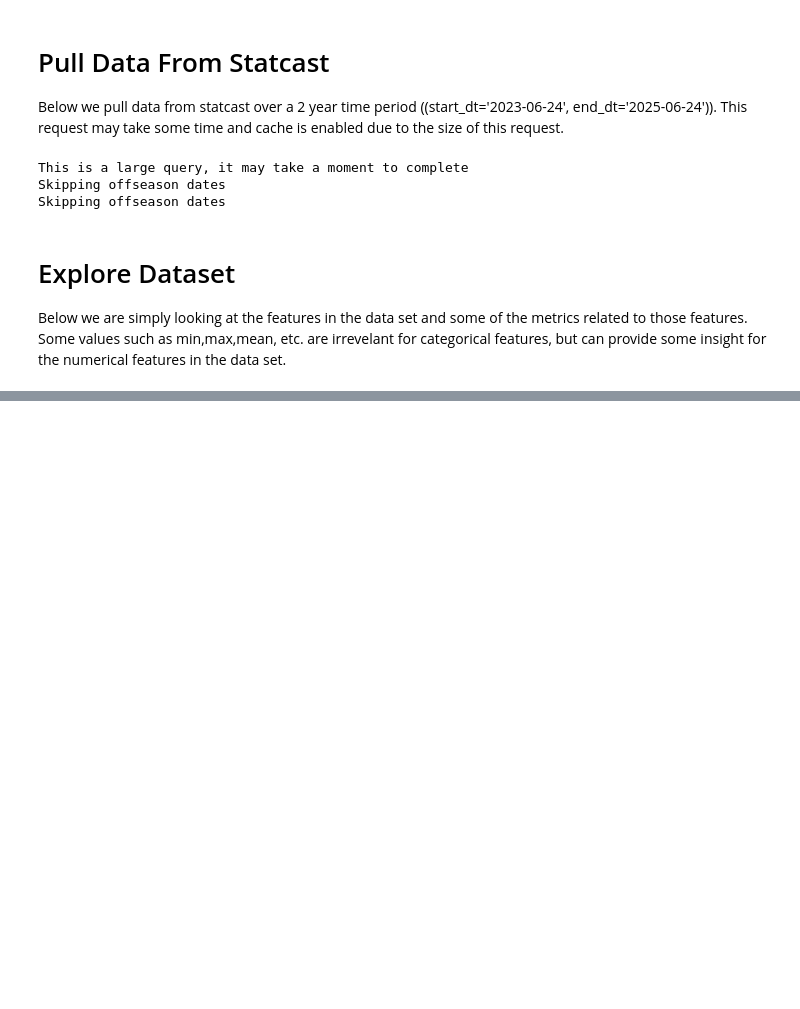
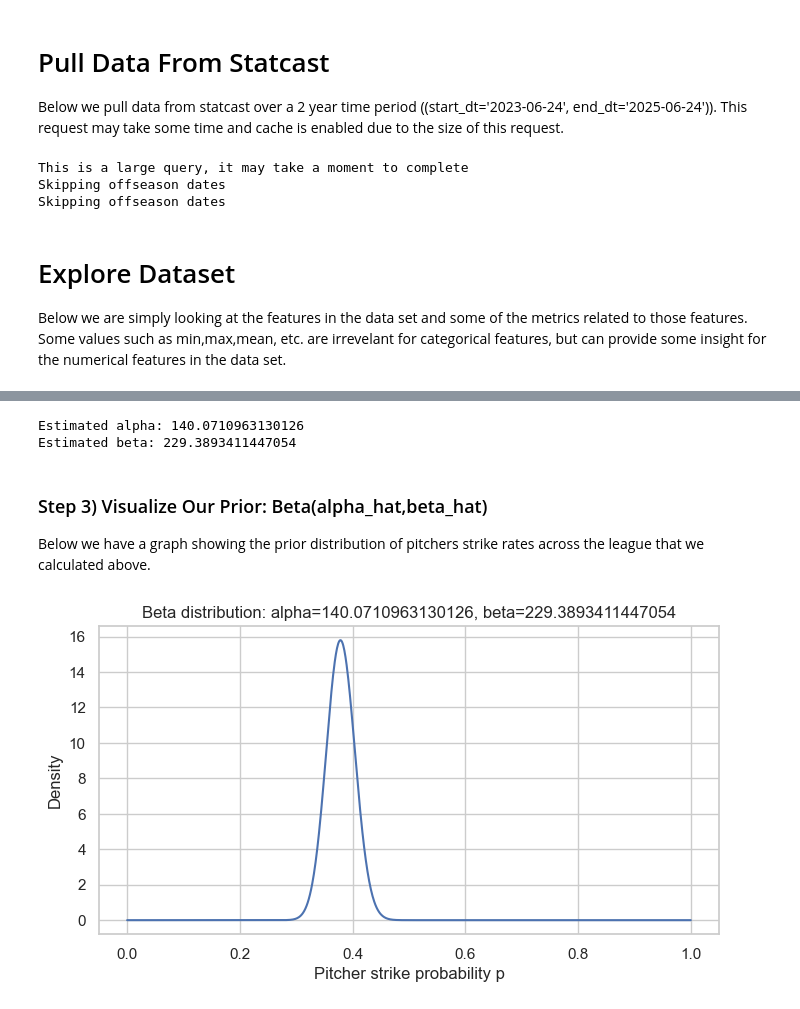
Before and after one commit to chris-codes1212/pitch-odds-project, a Jupyter notebook: pitch_by_pitch.ipynb, the cells around one changed output, grey strips where cells are left out. Saved outputs shown, nothing was run; the diff lists cells and outputs as text; code cells hidden in the pictures; blank space fills up the shorter version.

```diff
--- a/pitch_by_pitch.ipynb
+++ b/pitch_by_pitch.ipynb
@@ -357,3 +93,0 @@ prior_strength = max(prior_strength, 1)  # numerical safety
-# %%
-alpha = mean_rate * prior_strength
-beta_param = (1 - mean_rate) * prior_strength
@@ -562,0 +293,49 @@ plt.show()
+# %%
+pitchers_copy = pitcher_df.copy()
+
+y = pitchers_copy['strike_count']
+n = pitchers_copy['total_pitches']
+
+mu = (y/n).mean()
+
+
+def neg_log_marginal_likelihood(kappa):
+
+    alpha = mu * kappa
+    beta = (1-mu)*kappa
+
+    # calculate joint beta-binomial marginal likelihood
+    loglik = np.sum(betaln(y+alpha,n-y+beta)-betaln(alpha,beta))
+
+    return -loglik # we minimize later, make negative to do so
+
+res = scipy.optimize.minimize(neg_log_marginal_likelihood, x0 = 10, bounds=[(0.01,None)])
+kappa_hat = res.x[0]
+alpha_hat = mu * kappa_hat
+beta_hat = (1-mu)*kappa_hat
+
+print("Estimated alpha:", alpha_hat)
+print("Estimated beta:", beta_hat)
+# %% [output]
+Estimated alpha: 140.0710963130126
+Estimated beta: 229.3893411447054
+# %% [markdown]
+### Step 3) Visualize Our Prior: Beta(alpha_hat,beta_hat)
+Below we have a graph showing the prior distribution of pitchers strike rates across the league that we calculated above.
+# %%
+# Dense grid of x values between 0 and 1
+x = np.linspace(0, 1, 1000)
+
+# Evaluate Beta pdf
+y = beta.pdf(x, alpha_hat, beta_hat)
+
+# Plot with Seaborn
+sns.set(style="whitegrid")
+plt.figure(figsize=(8, 4))
+sns.lineplot(x=x, y=y)
+plt.xlabel("Pitcher strike probability p")
+plt.ylabel("Density")
+plt.title(f"Beta distribution: alpha={alpha_hat}, beta={beta_hat}")
+plt.show()
+# %% [output]
+[figure, added]
```
Also changed, not shown: parts of 119 cells of this notebook.
